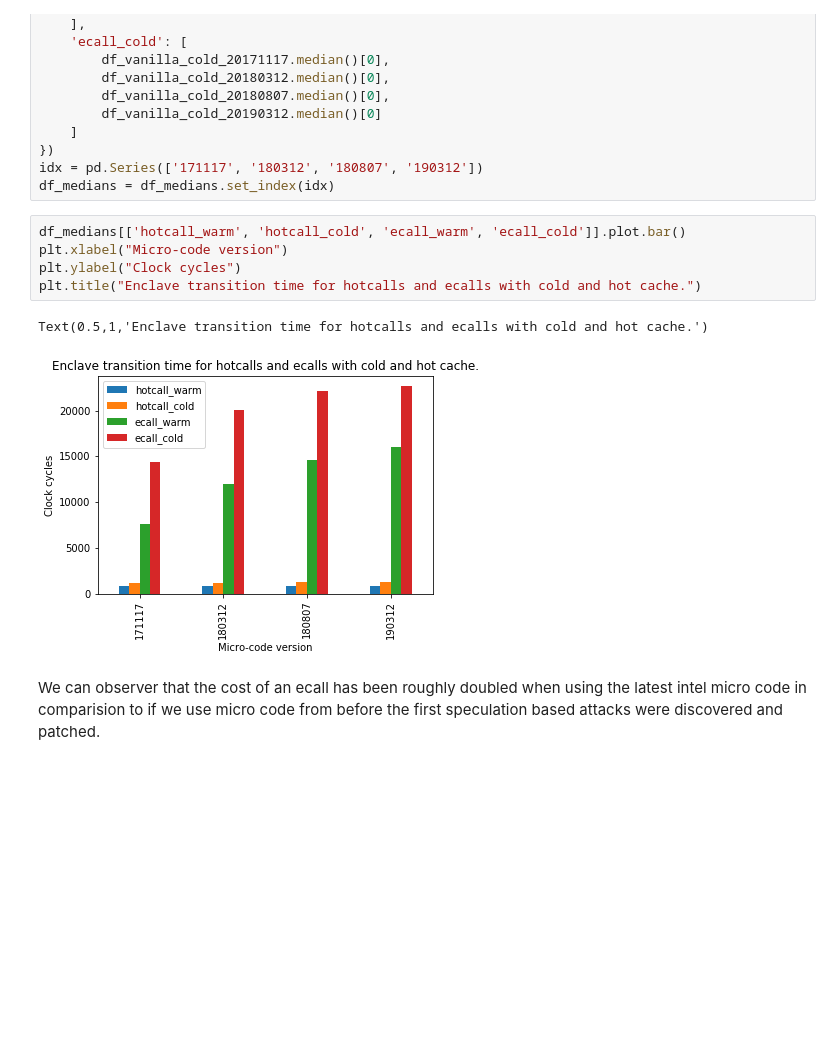
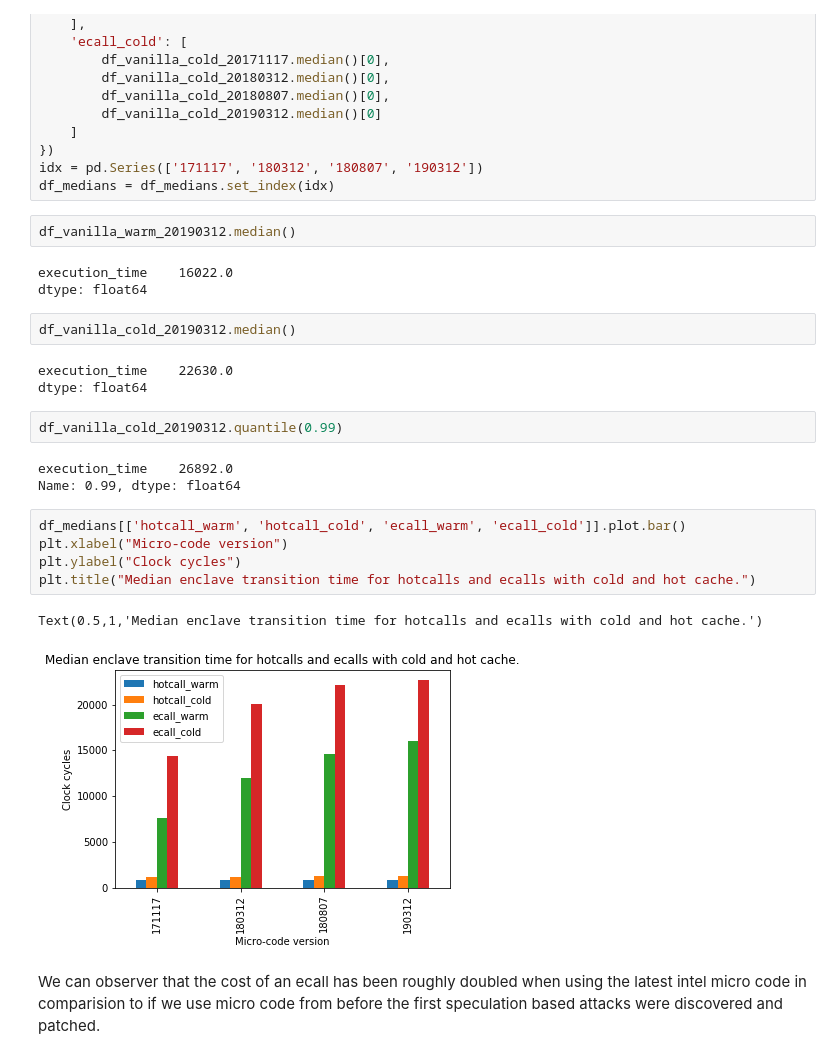
Before and after one commit to nicopal/sgx_bundler, a Jupyter notebook: sample_project/hotcall_bundler_sample/hotcall_results.ipynb, the cells around one changed output. Saved outputs shown, nothing was run; the diff lists cells and outputs as text; blank space fills up the shorter version.

```diff
--- a/sample_project/hotcall_bundler_sample/hotcall_results.ipynb
+++ b/sample_project/hotcall_bundler_sample/hotcall_results.ipynb
@@ -60,13 +60,28 @@ df_medians = pd.DataFrame({
 })
 idx = pd.Series(['171117', '180312', '180807', '190312'])
 df_medians = df_medians.set_index(idx)
+# %%
+df_vanilla_warm_20190312.median()
+# %% [output]
+execution_time    16022.0
+dtype: float64
+# %%
+df_vanilla_cold_20190312.median()
+# %% [output]
+execution_time    22630.0
+dtype: float64
+# %%
+df_vanilla_cold_20190312.quantile(0.99)
+# %% [output]
+execution_time    26892.0
+Name: 0.99, dtype: float64
 # %%
 df_medians[['hotcall_warm', 'hotcall_cold', 'ecall_warm', 'ecall_cold']].plot.bar()
 plt.xlabel("Micro-code version")
 plt.ylabel("Clock cycles")
-plt.title("Enclave transition time for hotcalls and ecalls with cold and hot cache.")
+plt.title("Median enclave transition time for hotcalls and ecalls with cold and hot cache.")
 # %% [output]
-Text(0.5,1,'Enclave transition time for hotcalls and ecalls with cold and hot cache.')
+Text(0.5,1,'Median enclave transition time for hotcalls and ecalls with cold and hot cache.')
-[figure, old version]
+[figure, new version]
 # %% [markdown]
 We can observer that the cost of an ecall has been roughly doubled when using the latest intel micro code in comparision to if we use micro code from before the first speculation based attacks were discovered and patched.
```
Also changed, not shown: parts of 7 cells of this notebook.
